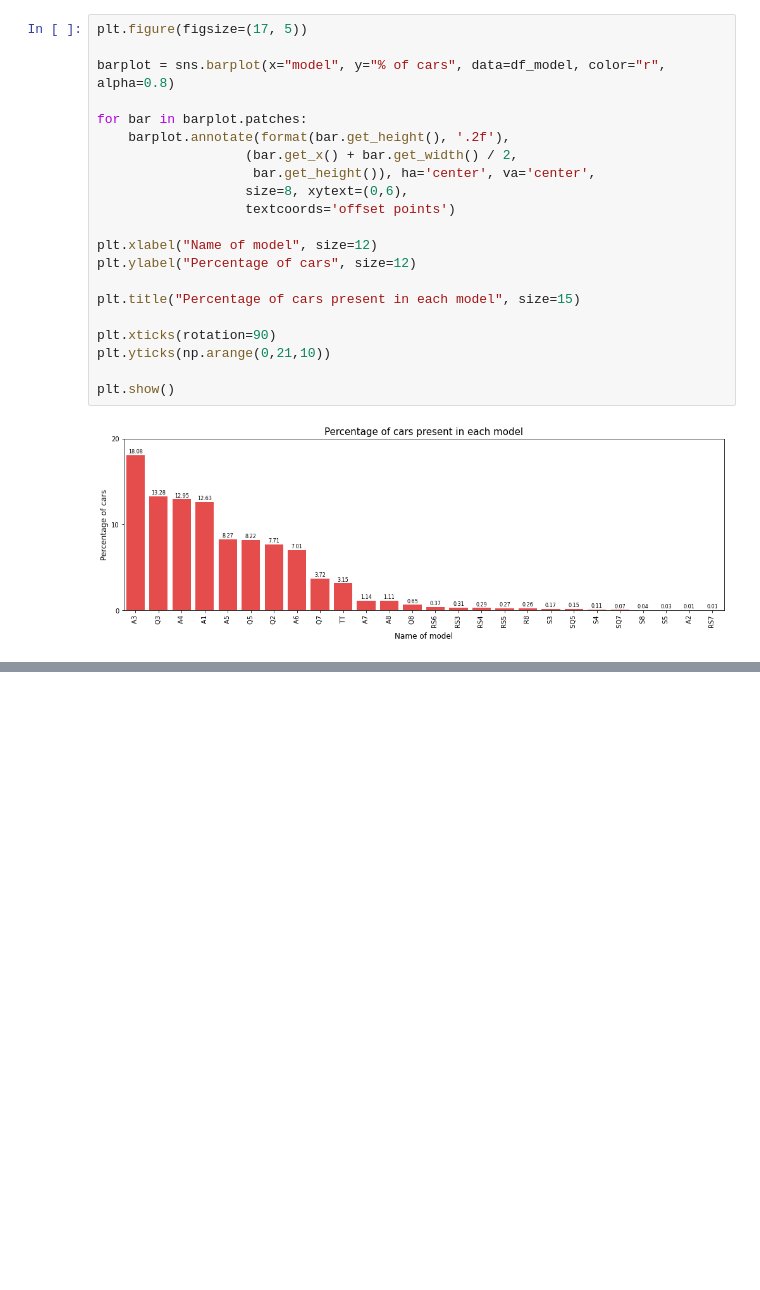
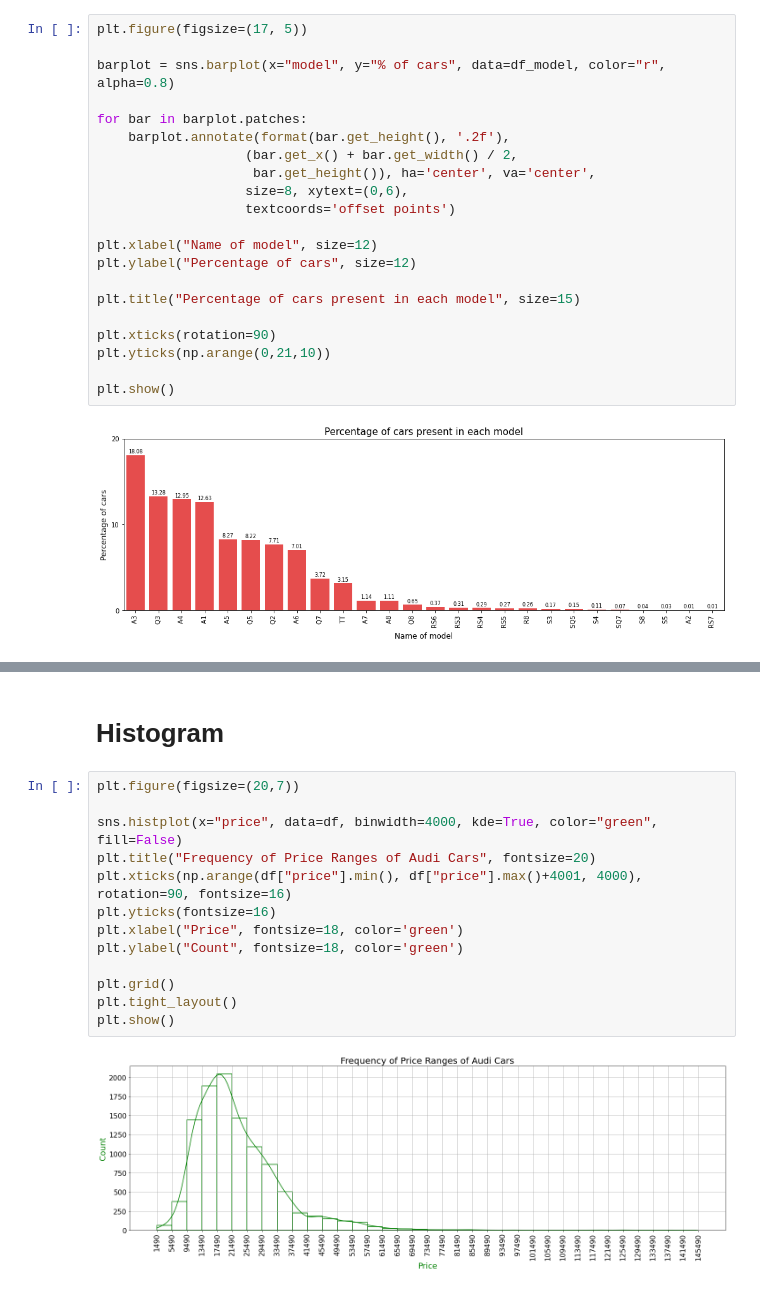
Before and after one commit to FarhatGani/Audi_Used_Car_Analysis, a Jupyter notebook: audi_used_car_EDA.ipynb, the cells around one changed output, grey strips where cells are left out. Drawn from its saved outputs; the diff is of its cells as text; blank space fills up the shorter version.

```diff
--- a/audi_used_car_EDA.ipynb
+++ b/audi_used_car_EDA.ipynb
@@ -104,0 +190,17 @@ If there are too many pieces of data are used, the pie chart becomes less effect
+# %% [markdown]
+# Histogram
+# %%
+plt.figure(figsize=(20,7))
+
+sns.histplot(x="price", data=df, binwidth=4000, kde=True, color="green", fill=False)
+plt.title("Frequency of Price Ranges of Audi Cars", fontsize=20)
+plt.xticks(np.arange(df["price"].min(), df["price"].max()+4001, 4000), rotation=90, fontsize=16)
+plt.yticks(fontsize=16)
+plt.xlabel("Price", fontsize=18, color='green')
+plt.ylabel("Count", fontsize=18, color='green')
+
+plt.grid()
+plt.tight_layout()
+plt.show()
+# %% [output]
+[figure, added]
```
Also changed, not shown: parts of 22 cells of this notebook.
